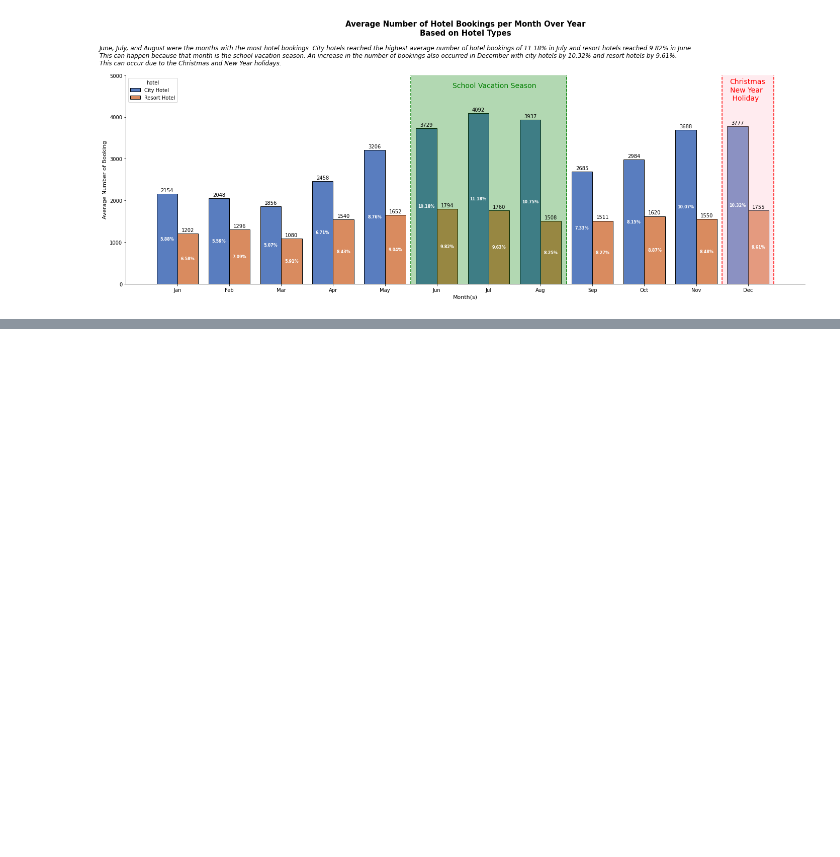
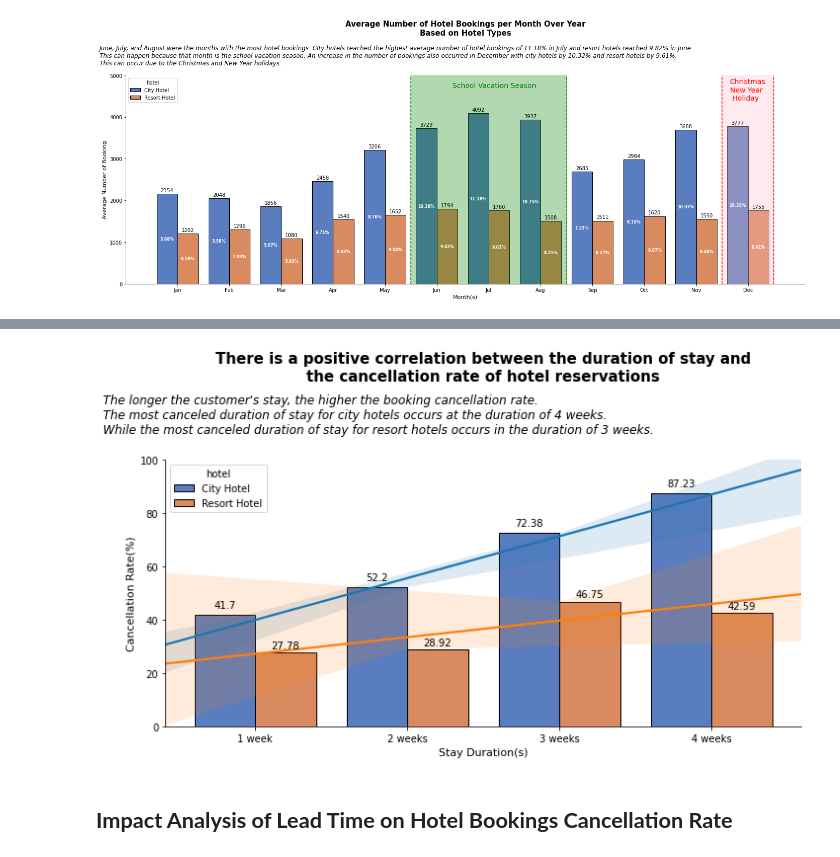
Before and after one commit to ferrysetefanus/Investigate-Hotel-Business-using-Data-Visualization, a Jupyter notebook: hotel_booking.ipynb, the cells around one changed output, grey strips where cells are left out. Cells and saved outputs as stored; diff of their text form; code cells hidden in the pictures; blank space fills up the shorter version.

```diff
--- a/hotel_booking.ipynb
+++ b/hotel_booking.ipynb
@@ -337,0 +363,14 @@ plt.savefig('avg_num_booking.png', dpi=200)
+# %%
+#create num_of_booking columns
+df_sd = df_fix.groupby(['hotel', 'total_stay_duration_group', 'is_canceled']).agg({'customer_type' : 'count'}).reset_index()
+df_sd.rename(columns={'customer_type' : 'num_of_booking'}, inplace=True)
+
+
+# create sum_of_booking columns
+df_sum = df_sd.groupby(['hotel', 'total_stay_duration_group']).agg({'num_of_booking' : 'sum'}).reset_index()
+df_sum.rename(columns={'num_of_booking' : 'sum_of_booking'}, inplace=True)
+df_sd = df_sd.merge(df_sum, on=['hotel', 'total_stay_duration_group'])
+
+#create cancellation rate percentage
+df_sd['cancellation_rate'] = round((df_sd['num_of_booking']/df_sd['sum_of_booking'])*100, 2)
+df_sd
@@ -337,0 +395,5 @@ plt.savefig('avg_num_booking.png', dpi=200)
+# %%
+#filter the data that booking has been canceled
+
+df_plot = df_sd[df_sd['is_canceled'] == 1].sort_values('total_stay_duration_group', ascending=True)
+df_plot
@@ -337,0 +410,26 @@ plt.savefig('avg_num_booking.png', dpi=200)
+# %%
+fig, ax = plt.subplots(figsize=(10,6))
+plt.title('There is a positive correlation between the duration of stay and\nthe cancellation rate of hotel reservations', fontsize=15, color='black', weight='bold', pad=80)
+plt.text(x=-1, y=110, s="The longer the customer's stay, the higher the booking cancellation rate.\nThe most canceled duration of stay for city hotels occurs at the duration of 4 weeks.\nWhile the most canceled duration of stay for resort hotels occurs in the duration of 3 weeks.", fontsize=12, fontstyle='italic')
+
+sns.barplot(x='total_stay_duration_group', y='cancellation_rate', data=df_plot, hue='hotel', edgecolor='black', palette='muted')
+
+sns.regplot(x=np.arange(0, len(df_plot[df_plot['hotel'] == 'City Hotel'])), y='cancellation_rate',
+            data=df_plot[df_plot['hotel'] == 'City Hotel'], scatter=False, label = 'Trend City Hotel', truncate=False)
+sns.regplot(x=np.arange(0, len(df_plot[df_plot['hotel'] == 'City Hotel'])), y='cancellation_rate',
+            data=df_plot[df_plot['hotel'] == 'Resort Hotel'], scatter=False, label='Trend Resort Hotel', truncate=False)
+
+plt.xlabel('Stay Duration(s)', fontsize=11)
+plt.ylabel('Cancellation Rate(%)', fontsize=11)
+plt.ylim(0, 100)
+
+plt.bar_label(ax.containers[0], padding=5)
+plt.bar_label(ax.containers[1], padding=2)
+
+sns.despine()
+plt.tight_layout()
+plt.savefig('stay_duration.png', dpi=200)
+# %% [output]
+[figure, added]
+# %% [markdown]
+## **Impact Analysis of Lead Time on Hotel Bookings Cancellation Rate**
```
Also changed, not shown: parts of 11 cells of this notebook, 3 other files.
